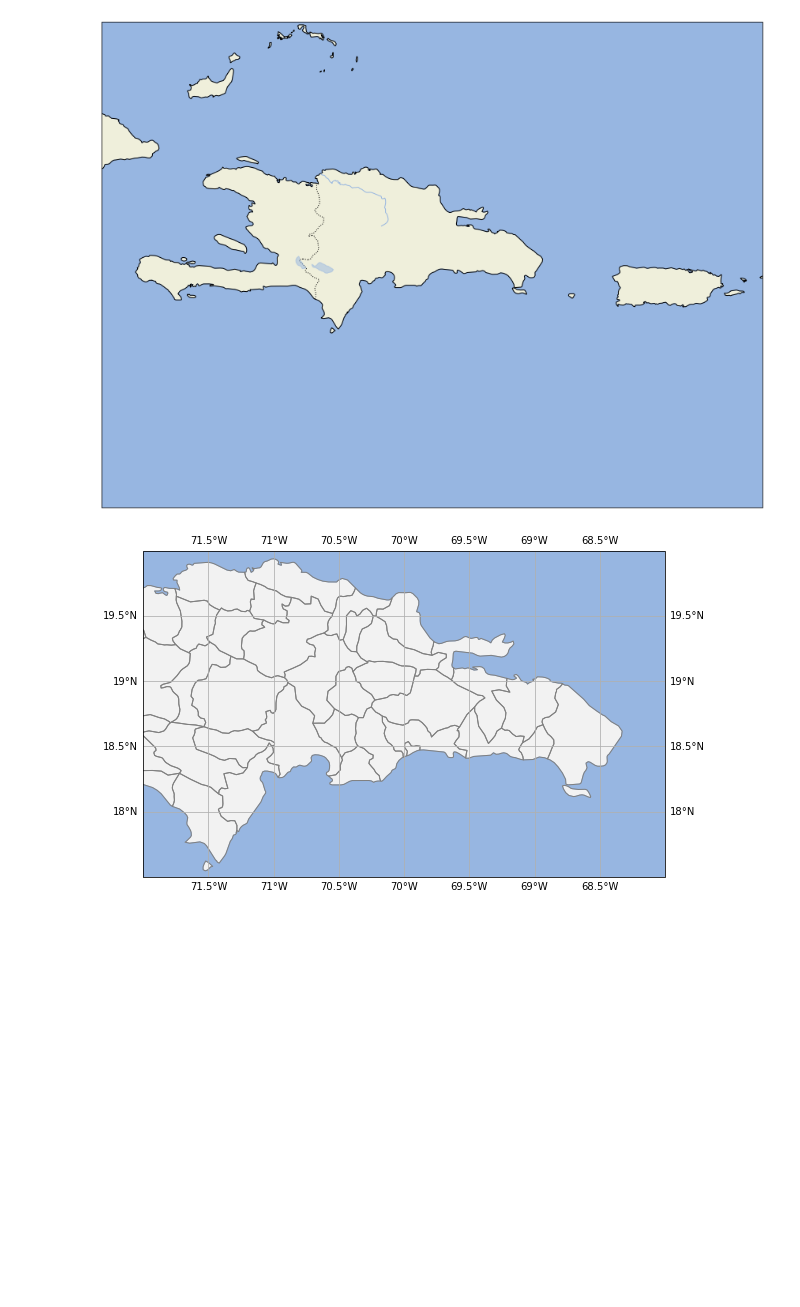
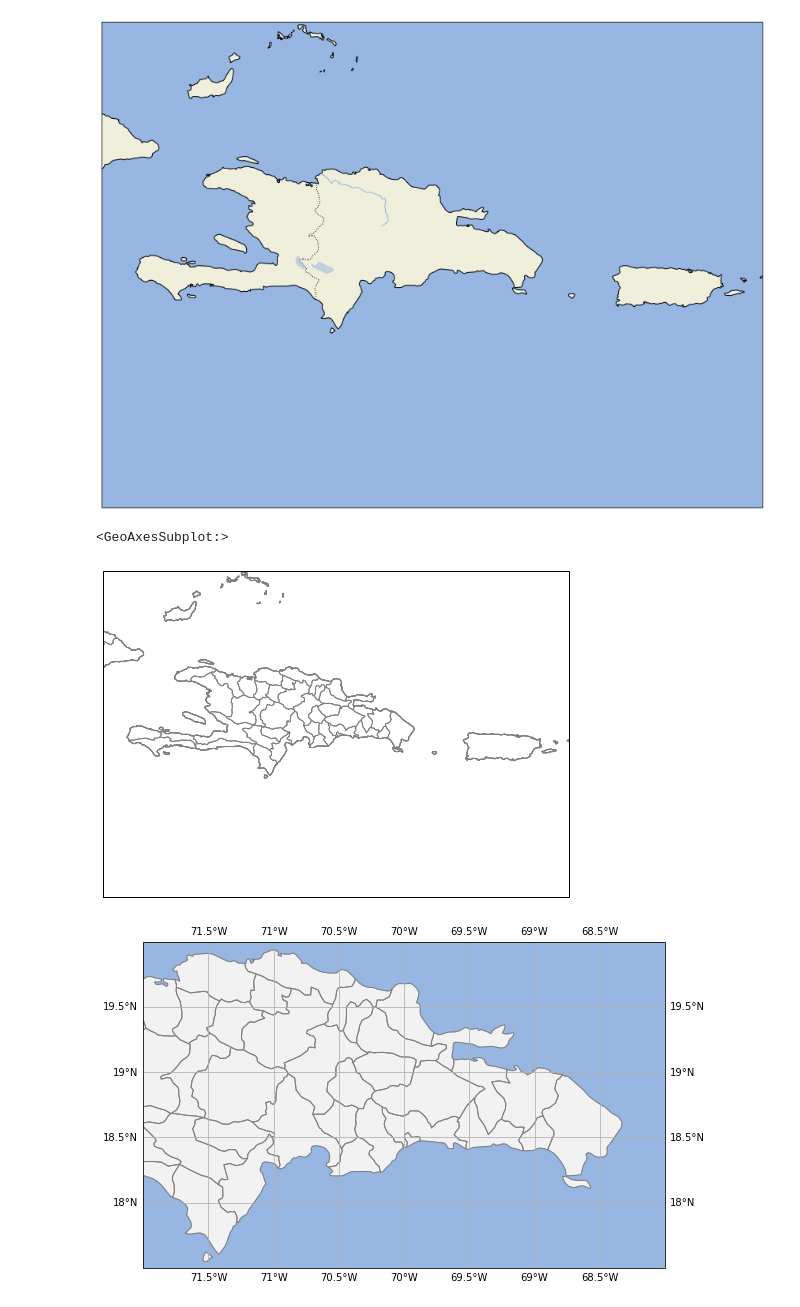
Before and after one commit to jmedinah09/UnidataProjects, a Jupyter notebook: GeoSpationalAnalysisTutorials/CartopyTutorials.ipynb, the cells around one changed output. Cells and saved outputs as stored; diff of their text form; code cells hidden in the pictures; blank space fills up the shorter version.

```diff
--- a/GeoSpationalAnalysisTutorials/CartopyTutorials.ipynb
+++ b/GeoSpationalAnalysisTutorials/CartopyTutorials.ipynb
@@ -31,26 +31,30 @@ ax.set_extent([-75, -65, 15, 22])
 # ax.scatter(-70, 18, transform=ccrs.PlateCarree(), marker='*',
 #           s=400, color = 'black', zorder = 3)
 # %%
-# import cartopy.io.shapereader as shpreader
-# import cartopy.feature as cfeature
+import cartopy.io.shapereader as shpreader
+import cartopy.feature as cfeature
 
-# plt.figure(figsize=(10, 6))
-# m13 = plt.axes(projection=ccrs.PlateCarree())
-# m13.set_extent([-75, -65, 15, 22])
+fig = plt.figure(figsize=(10, 6))
+fig = plt.axes(projection=ccrs.PlateCarree())
+fig.set_extent([-75, -65, 15, 22])
 
-# DIR = '/home/jmedinah09/Desktop/PythonStuffs/clone_repo/ShapeFiles'
-# Features = ['states_provinces/ne_10m_admin_1_states_provinces.shp',
-#             'land/ne_10m_land.shp', 'ocean/ne_10m_ocean.shp',
-#             'coastline/ne_10m_coastline.shp']
+DIR = '../shape_files'
+Features = ['ne_10m_admin_1_states_provinces/ne_10m_admin_1_states_provinces.shp',
+            'ne_10m_land/ne_10m_land.shp', 'ne_10m_ocean/ne_10m_ocean.shp',
+            'ne_10m_coastline/ne_10m_coastline.shp']
 
-# for Feature in Features:
-#     reader = shpreader.Reader(f'{DIR}/{Feature}')
-#     counties = list(reader.geometries())
-#     COUNTIES = cfeature.ShapelyFeature(counties, ccrs.PlateCarree())
-#     m13.add_feature(COUNTIES, facecolor='none', edgecolor='gray')
+for Feature in Features:
+    #print(f'reading: {Features}')
+    reader = shpreader.Reader(f'{DIR}/{Feature}')
+    counties = list(reader.geometries())
+    COUNTIES = cfeature.ShapelyFeature(counties, ccrs.PlateCarree())
+    fig.add_feature(COUNTIES, facecolor='none', edgecolor='gray')
 
 
-# fig
+fig
+# %% [output]
+<GeoAxesSubplot:>
+[figure, added]
 # %%
 import cartopy.io.shapereader as shpreader
 import cartopy.feature as cfeature
```
Also changed, not shown: 43 other files.
